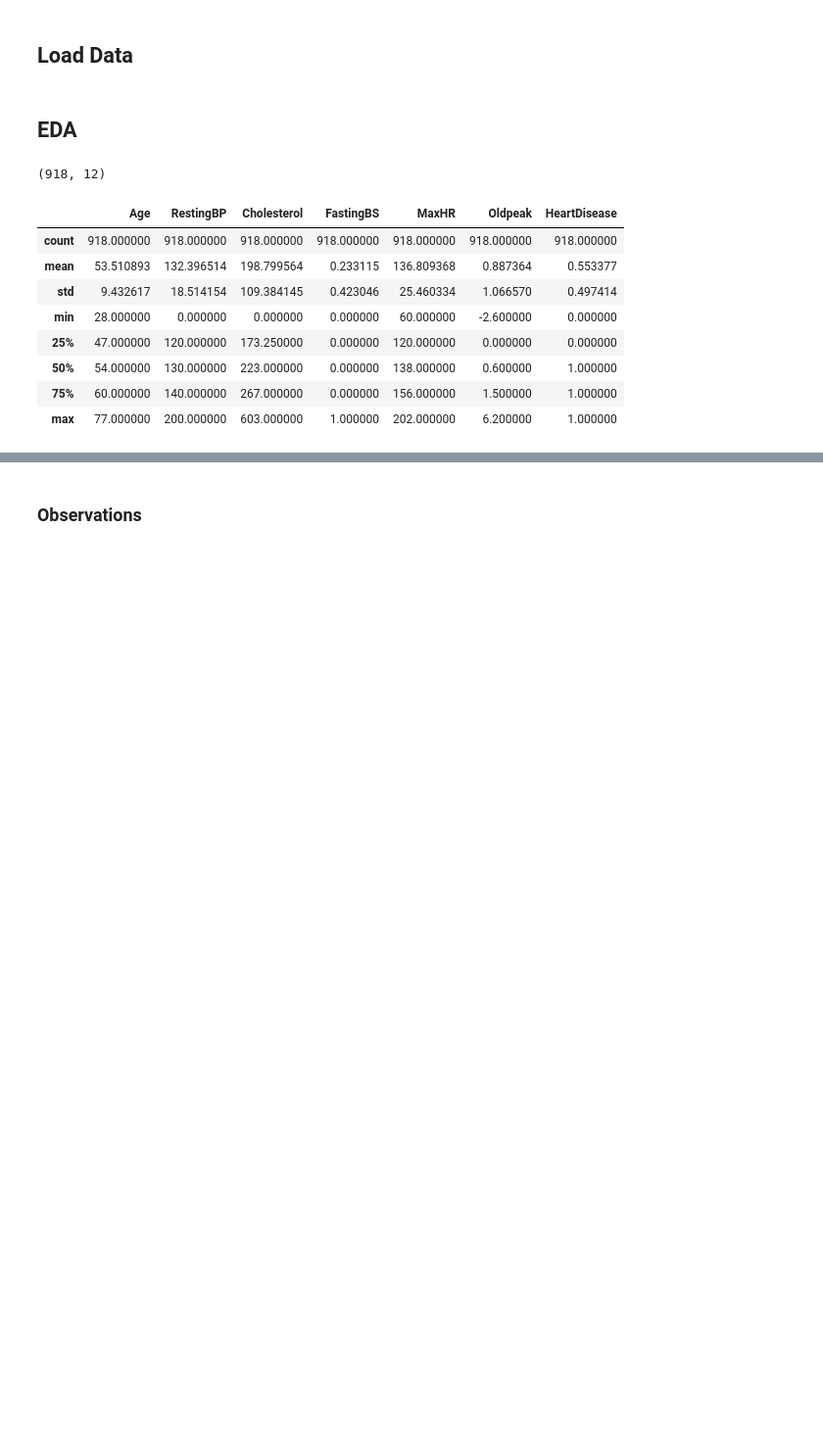
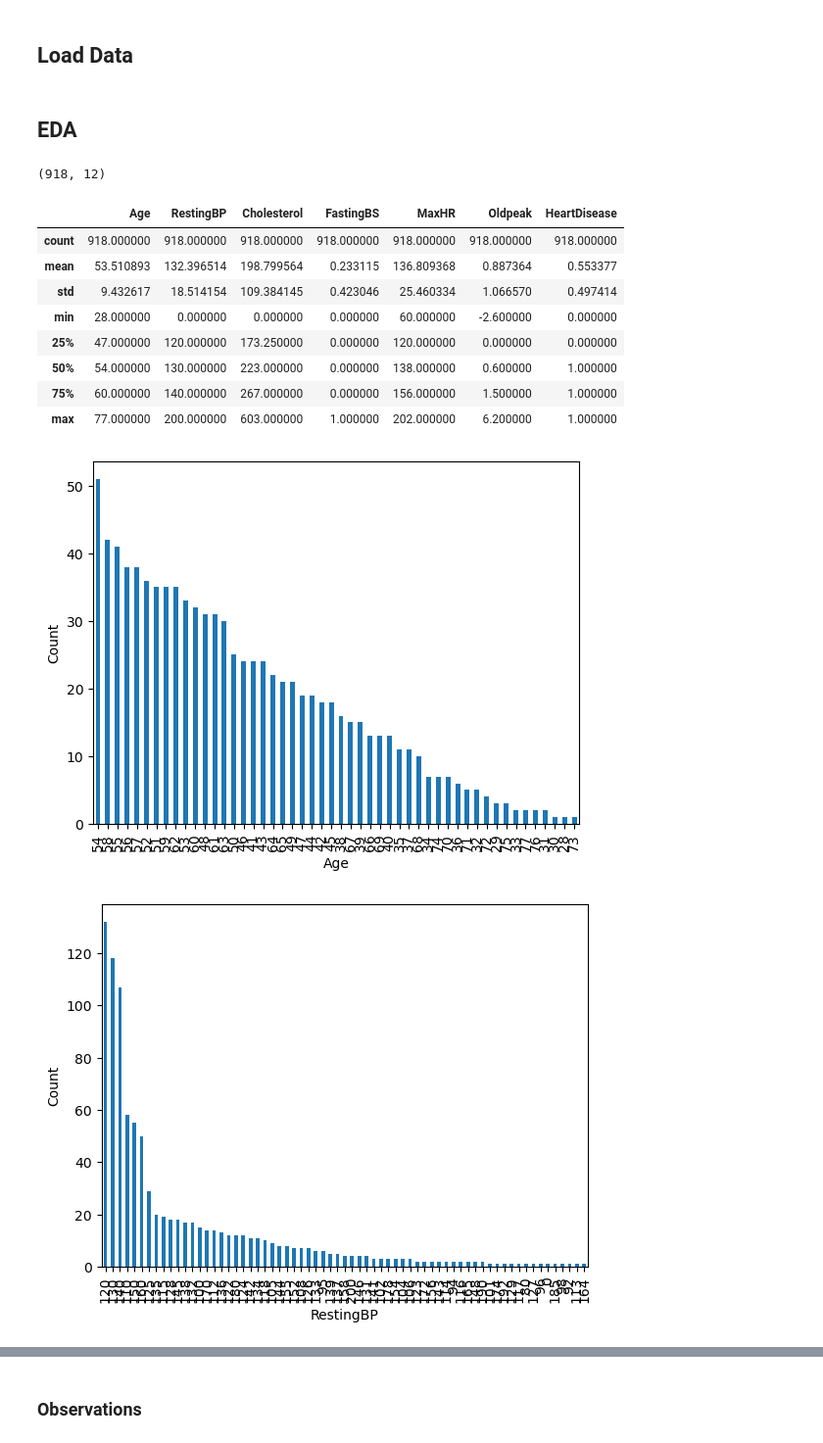
Before and after one commit to 1Elral4/Heart-Disease-Predictor, a Jupyter notebook: heart_disease_predictor.ipynb, the cells around one changed output, grey strips where cells are left out. Shown at 98% size. Drawn from its saved outputs; the diff is of its cells as text; code cells hidden in the pictures; blank space fills up the shorter version.

Commit message:
Add plots

```diff
--- a/heart_disease_predictor.ipynb
+++ b/heart_disease_predictor.ipynb
@@ -59,0 +59,14 @@ heart_df.describe()
+# %%
+# Visualizations
+
+numerical_features = heart_df.select_dtypes(include=['number','float', 'int64']).columns
+categorical_features = heart_df.select_dtypes(include=['object', 'category']).columns
+# %%
+
+for feature in numerical_features:
+    heart_df[feature].value_counts().plot(kind='bar')
+    plt.ylabel('Count')
+    plt.show()
+# %% [output]
+[figure, added]
+[figure, added]
```
Also changed, not shown: parts of 6 cells of this notebook, 1 other file.
